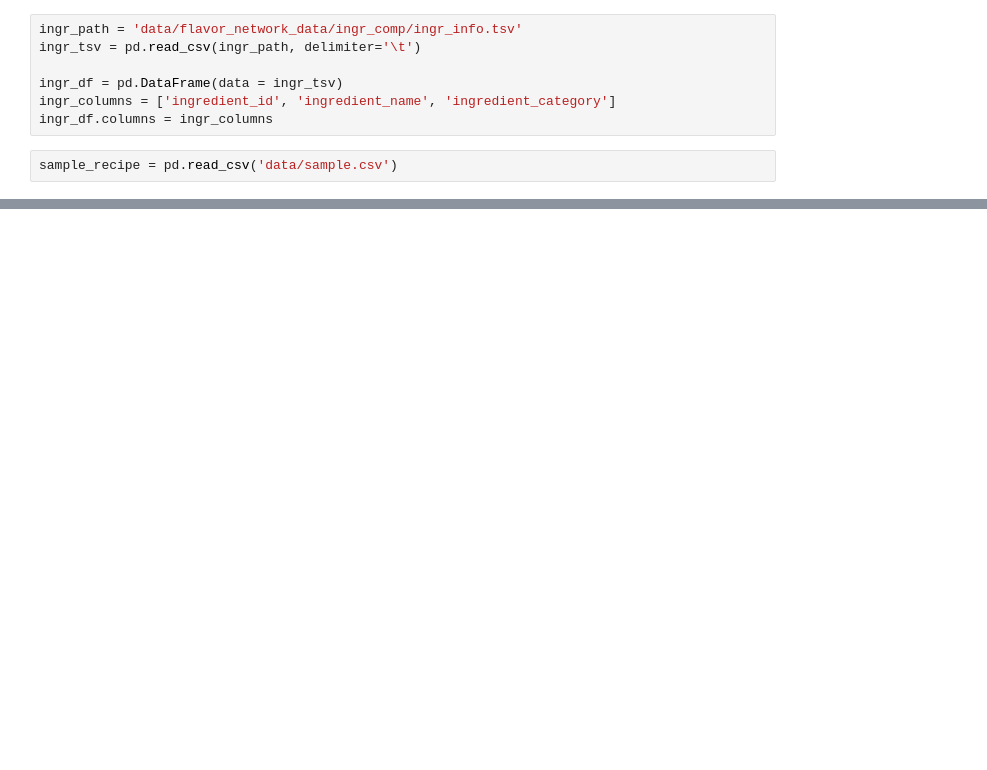
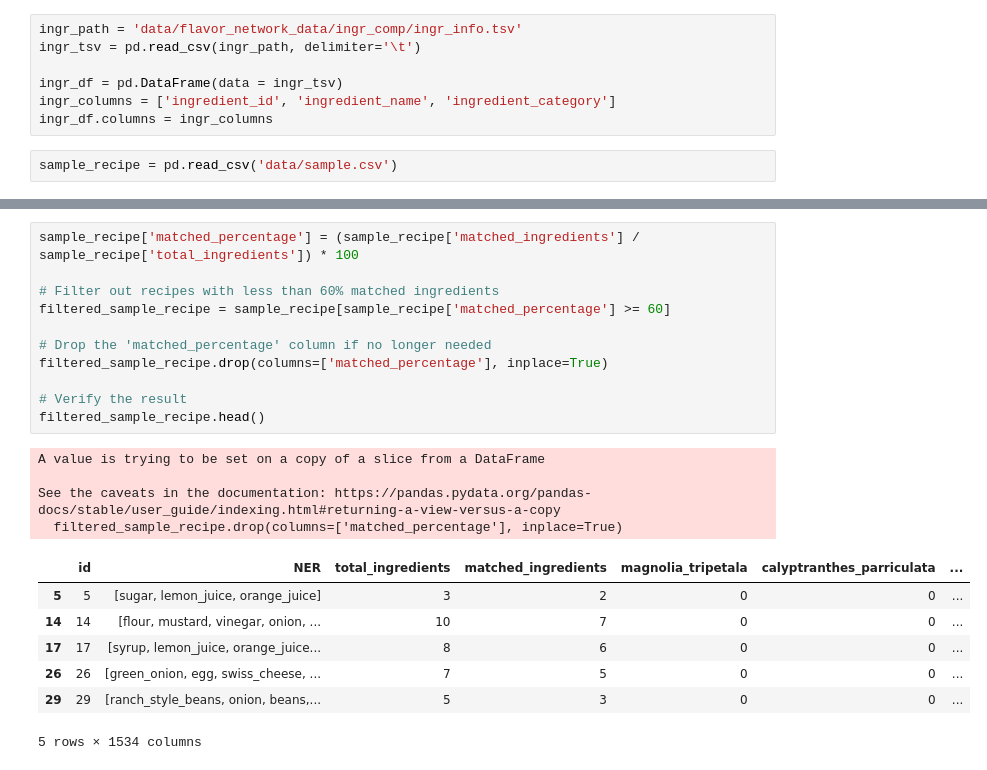
Before and after one commit to leerkin/recipe_generator_capstone, a Jupyter notebook: ingredient_mapping_val.ipynb, the cells around one changed output, grey strips where cells are left out. Drawn from its saved outputs; the diff is of its cells as text; blank space fills up the shorter version.

```diff
--- a/ingredient_mapping_val.ipynb
+++ b/ingredient_mapping_val.ipynb
@@ -407,0 +1480,23 @@ ingr_big_mapping
+# %%
+sample_recipe['matched_percentage'] = (sample_recipe['matched_ingredients'] / sample_recipe['total_ingredients']) * 100
+
+# Filter out recipes with less than 60% matched ingredients
+filtered_sample_recipe = sample_recipe[sample_recipe['matched_percentage'] >= 60]
+
+# Drop the 'matched_percentage' column if no longer needed
+filtered_sample_recipe.drop(columns=['matched_percentage'], inplace=True)
+
+# Verify the result
+filtered_sample_recipe.head()
+# %% [output]
+A value is trying to be set on a copy of a slice from a DataFrame
+
+See the caveats in the documentation: https://pandas.pydata.org/pandas-docs/stable/user_guide/indexing.html#returning-a-view-versus-a-copy
+  filtered_sample_recipe.drop(columns=['matched_percentage'], inplace=True)
+|  | id | NER | total_ingredients | matched_ingredients | magnolia_tripetala | calyptranthes_parriculata | ... |
+| 5 | 5 | [sugar, lemon_juice, orange_juice] | 3 | 2 | 0 | 0 | ... |
+| 14 | 14 | [flour, mustard, vinegar, onion, ... | 10 | 7 | 0 | 0 | ... |
+| 17 | 17 | [syrup, lemon_juice, orange_juice... | 8 | 6 | 0 | 0 | ... |
+| 26 | 26 | [green_onion, egg, swiss_cheese, ... | 7 | 5 | 0 | 0 | ... |
+| 29 | 29 | [ranch_style_beans, onion, beans,... | 5 | 3 | 0 | 0 | ... |
+5 rows × 1534 columns
```
Also changed, not shown: parts of 88 cells of this notebook, 13 other files.
